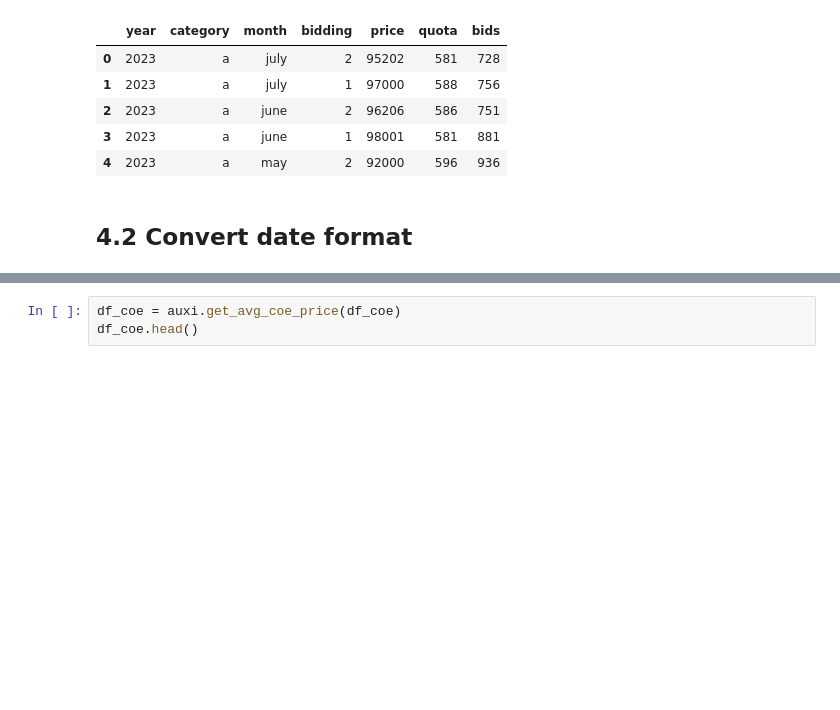
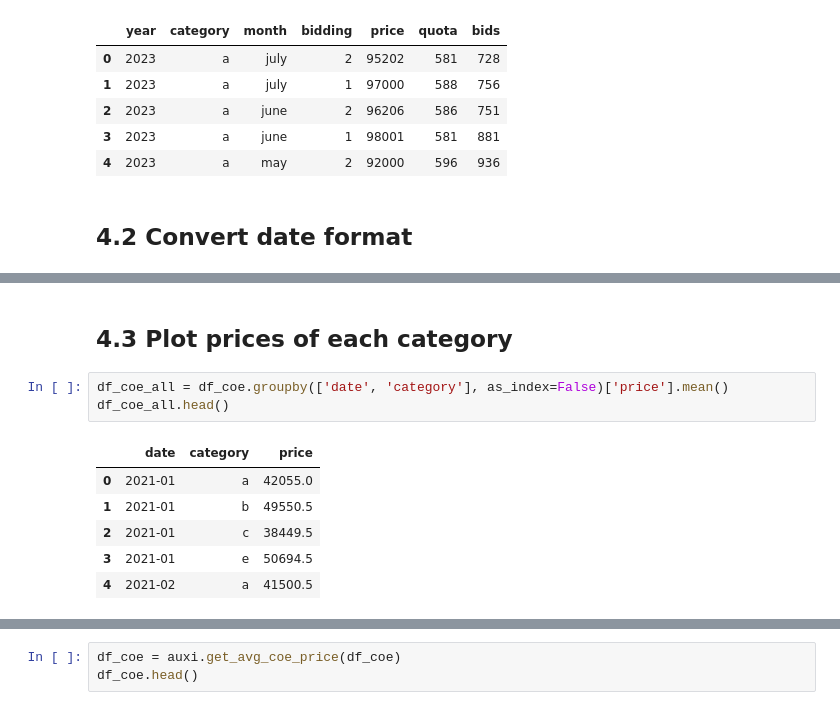
Before and after one commit to StephanieMussi/5228-group21-project, a Jupyter notebook: 1_Auxiliary_Attributes.ipynb, the cells around one changed output, grey strips where cells are left out. Saved outputs shown, nothing was run; the diff lists cells and outputs as text; blank space fills up the shorter version.

```diff
--- a/1_Auxiliary_Attributes.ipynb
+++ b/1_Auxiliary_Attributes.ipynb
@@ -249,0 +249,12 @@ df_coe.head()
+# %% [markdown]
+## 4.3 Plot prices of each category
+# %%
+df_coe_all = df_coe.groupby(['date', 'category'], as_index=False)['price'].mean()
+df_coe_all.head()
+# %% [output]
+|  | date | category | price |
+| 0 | 2021-01 | a | 42055.0 |
+| 1 | 2021-01 | b | 49550.5 |
+| 2 | 2021-01 | c | 38449.5 |
+| 3 | 2021-01 | e | 50694.5 |
+| 4 | 2021-02 | a | 41500.5 |
```
Also changed, not shown: parts of 12 cells of this notebook.
